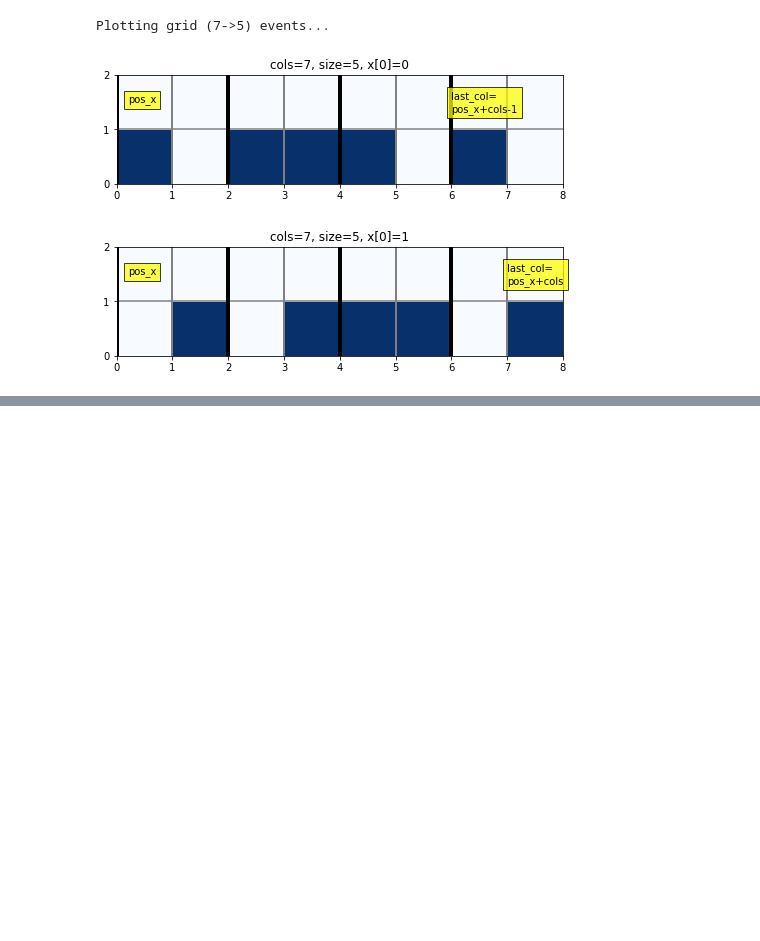
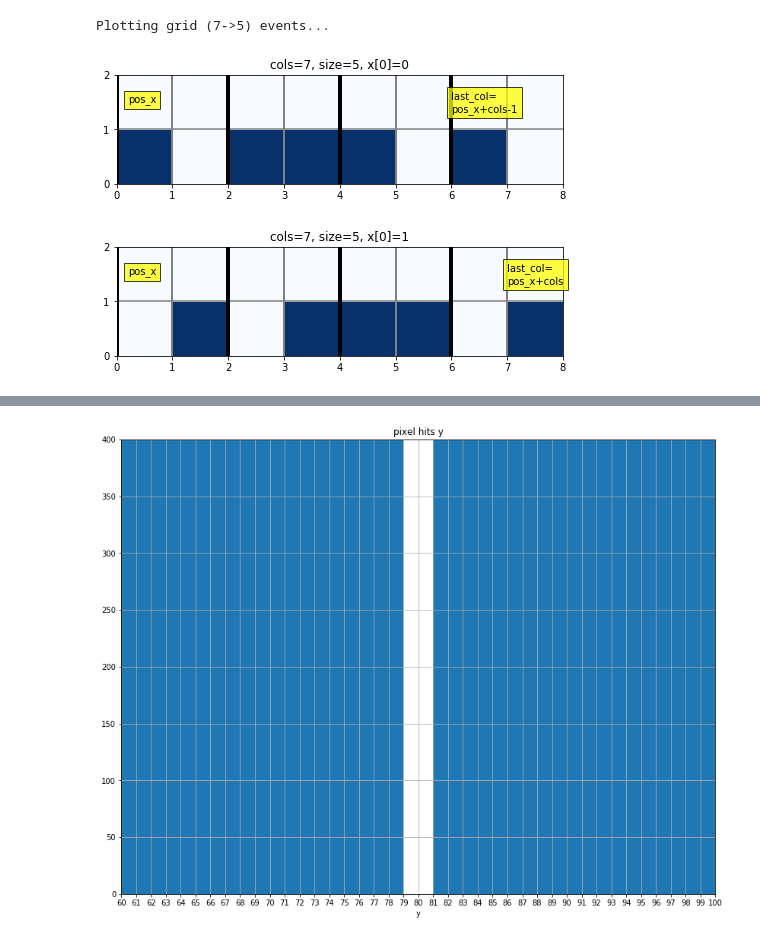
Before and after one commit to mmarchegiani/L1-BrokenClusters, a Jupyter notebook: module_selection.ipynb, the cells around one changed output, grey strips where cells are left out. Drawn from its saved outputs; the diff is of its cells as text; code cells hidden in the pictures; blank space fills up the shorter version.

Commit message:
Scan of all pixels

```diff
--- a/module_selection.ipynb
+++ b/module_selection.ipynb
@@ -125,0 +159,13 @@ Plotting grid (7->5) events...
+# %%
+fig03 = plt.figure(figsize=(14,11))
+ax03 = fig03.add_subplot(1,1,1)
+ax03.set_xticks(range(last_row.max()))
+ax03.grid(True)
+pixel_hit = df_selected_y['pos_y'].values + df_selected_y['y'].values
+plt.hist(pixel_hit, bins=pixel_hit.max()-pixel_hit.min())
+plt.axis([60, 100, 0, 400])
+plt.title("pixel hits y")
+plt.xlabel("y")
+plt.show()
+# %% [output]
+[figure, added]
```
Also changed, not shown: parts of 10 cells of this notebook.
